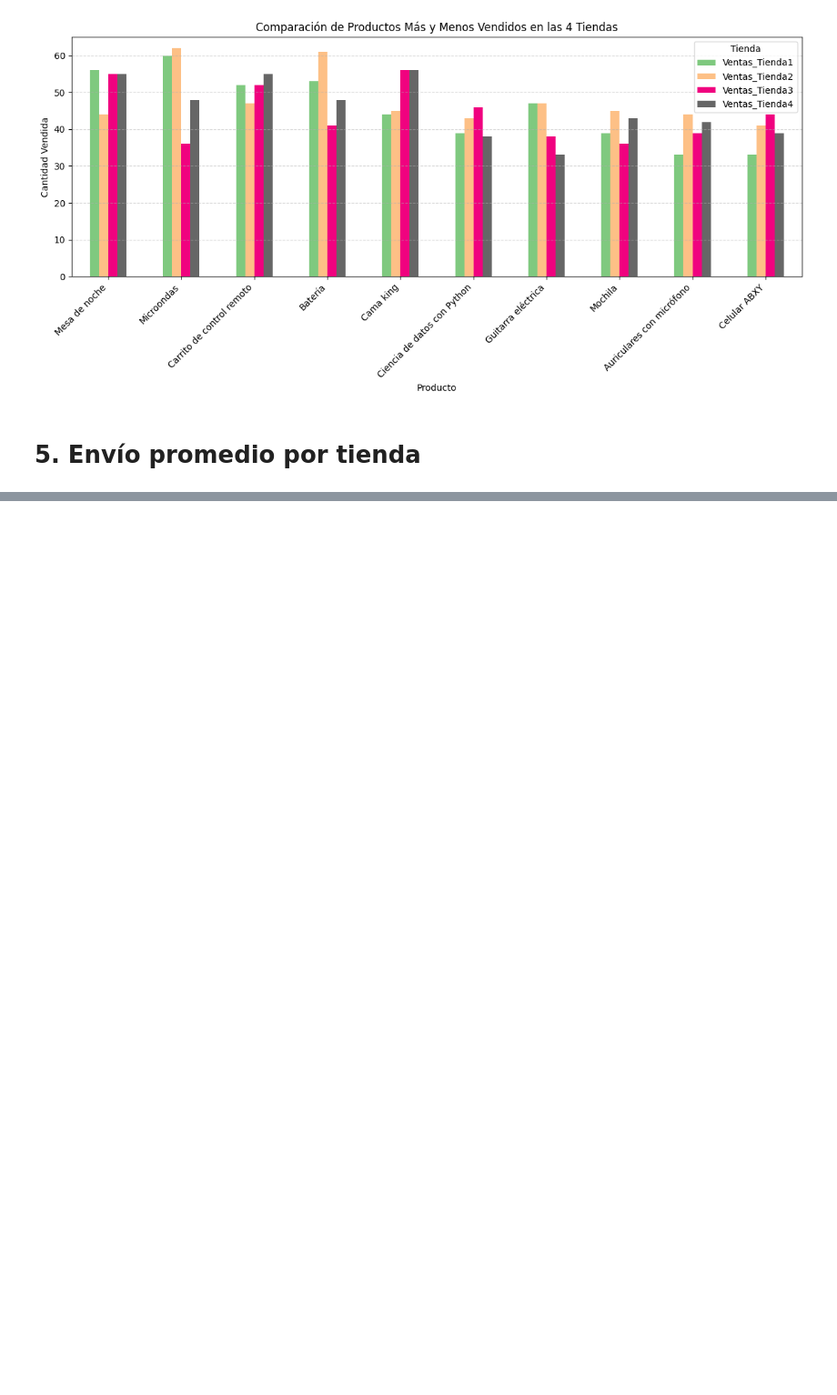
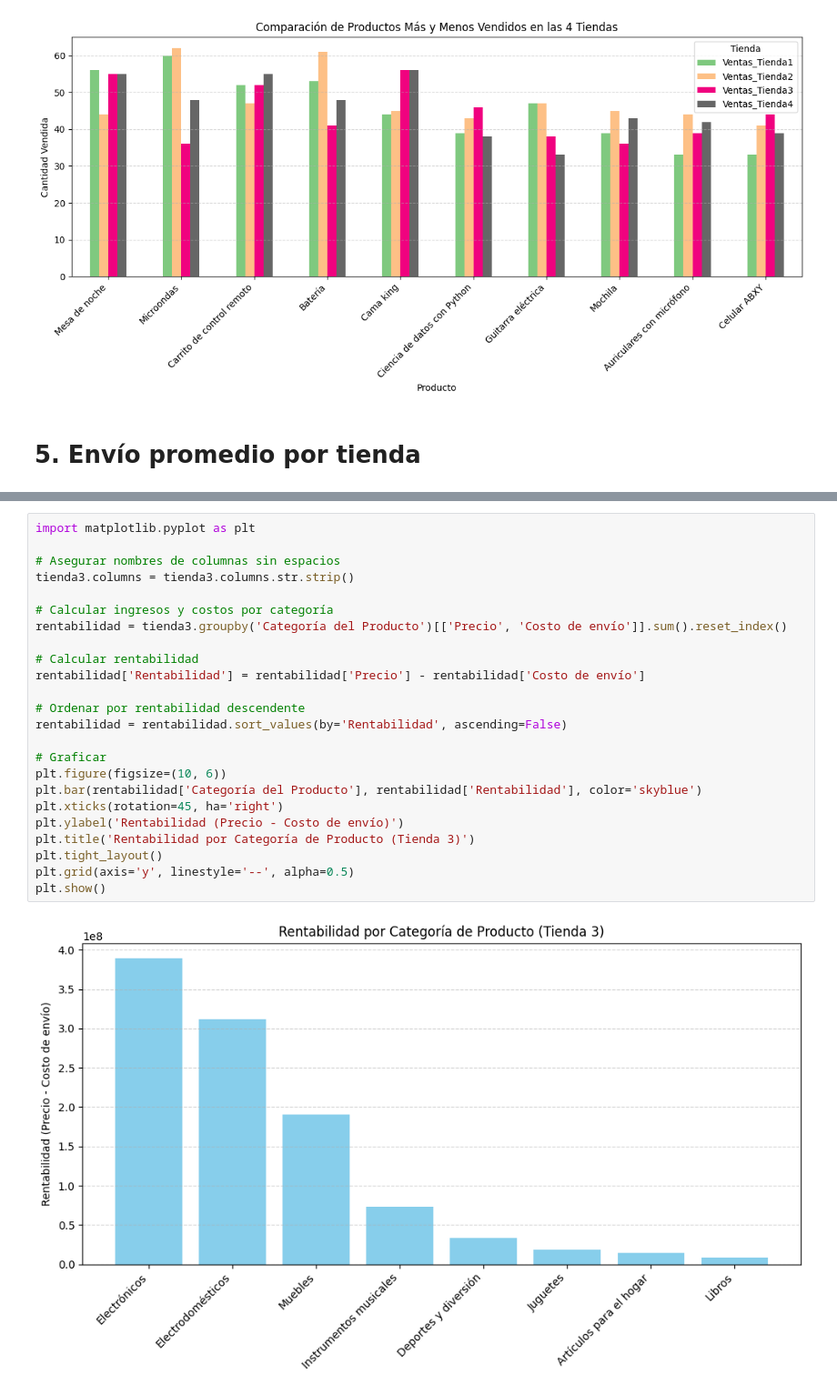
Before and after one commit to Akiri12/challenge-alura-store, a Jupyter notebook: AluraStoreLatam.ipynb, the cells around one changed output, grey strips where cells are left out. Shown at 91% size. Saved outputs shown, nothing was run; the diff lists cells and outputs as text; blank space fills up the shorter version.

```diff
--- a/AluraStoreLatam.ipynb
+++ b/AluraStoreLatam.ipynb
@@ -377,0 +708,26 @@ plt.show()
+# %%
+import matplotlib.pyplot as plt
+
+# Asegurar nombres de columnas sin espacios
+tienda3.columns = tienda3.columns.str.strip()
+
+# Calcular ingresos y costos por categoría
+rentabilidad = tienda3.groupby('Categoría del Producto')[['Precio', 'Costo de envío']].sum().reset_index()
+
+# Calcular rentabilidad
+rentabilidad['Rentabilidad'] = rentabilidad['Precio'] - rentabilidad['Costo de envío']
+
+# Ordenar por rentabilidad descendente
+rentabilidad = rentabilidad.sort_values(by='Rentabilidad', ascending=False)
+
+# Graficar
+plt.figure(figsize=(10, 6))
+plt.bar(rentabilidad['Categoría del Producto'], rentabilidad['Rentabilidad'], color='skyblue')
+plt.xticks(rotation=45, ha='right')
+plt.ylabel('Rentabilidad (Precio - Costo de envío)')
+plt.title('Rentabilidad por Categoría de Producto (Tienda 3)')
+plt.tight_layout()
+plt.grid(axis='y', linestyle='--', alpha=0.5)
+plt.show()
+# %% [output]
+[figure, added]
```
Also changed, not shown: parts of 39 cells of this notebook.
